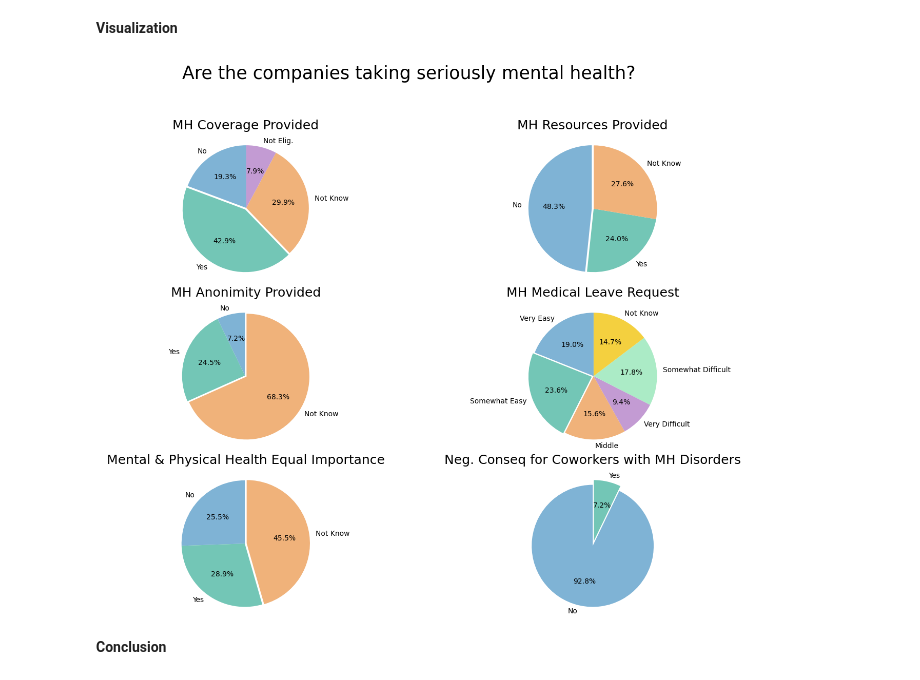
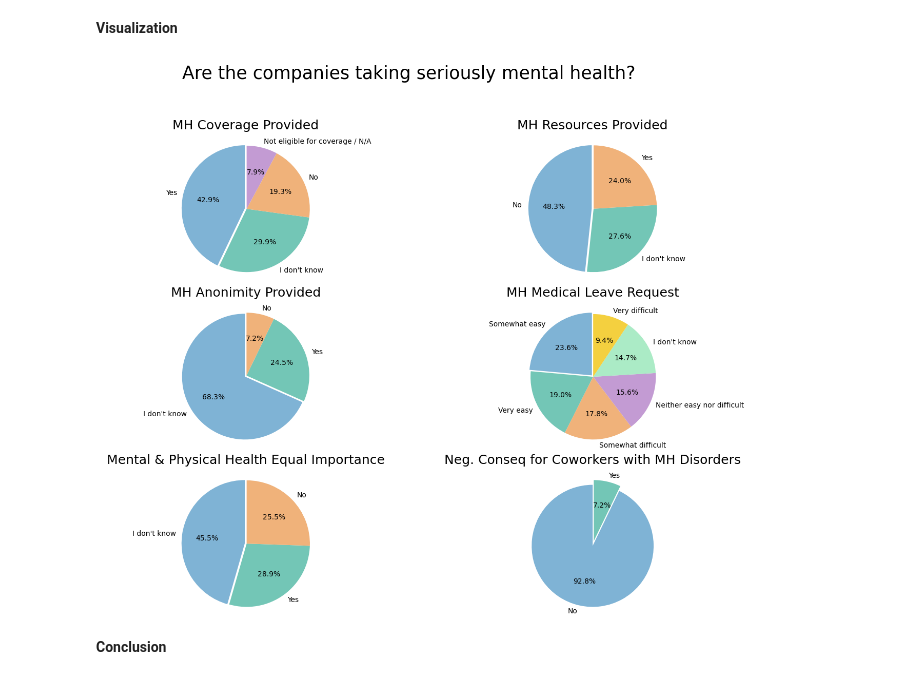
Before and after one commit to iam-Dylan/pfds-final-project, a Jupyter notebook: 4-analyzing.ipynb, the cells around one changed output. Saved outputs shown, nothing was run; the diff lists cells and outputs as text; code cells hidden in the pictures.

Commit message:
update pie chart

```diff
--- a/4-analyzing.ipynb
+++ b/4-analyzing.ipynb
@@ -57,88 +57,61 @@ fig, ax = plt.subplots(figsize = (16, 12), ncols=2, nrows=3)
 plt.suptitle('Are the companies taking seriously mental health?', fontsize = 25, y = 1)
 
 # does your employer provide mental health benefits as part of healthcare coverage?
-all_ = tech_df['mh_coverage_flag'].count()
-no_ = tech_df[tech_df['mh_coverage_flag'] == 'No']['mh_coverage_flag'].count()
-yes_ = tech_df[tech_df['mh_coverage_flag'] == 'Yes']['mh_coverage_flag'].count()
-not_know_ = tech_df[tech_df['mh_coverage_flag'] == "I don't know"]['mh_coverage_flag'].count()
-not_elig_ = tech_df[tech_df['mh_coverage_flag'] == 'Not eligible for coverage / N/A']['mh_coverage_flag'].count()
-labels = 'No', 'Yes', 'Not Know', 'Not Elig.'
-sizes = [no_/all_, yes_/all_, not_know_/all_, not_elig_/all_]
-colors = ['#7FB3D5', '#73C6B6', '#F0B27A']
+coverage_df = tech_df[['mh_coverage_flag']]
+coverage_df = coverage_df['mh_coverage_flag'].value_counts().reset_index()
 colors = ['#7FB3D5', '#73C6B6', '#F0B27A', '#C39BD3']
-explode = (0, 0.03, 0, 0)
-ax[0][0].pie(sizes, explode=explode, labels=labels, colors=colors, autopct='%1.1f%%', shadow=False, startangle=90)
+explode = (0.03, 0, 0, 0)
+ax[0][0].pie(coverage_df['mh_coverage_flag'], explode=explode, labels=coverage_df['index'], colors=colors, autopct='%1.1f%%', shadow=False, startangle=90)
 ax[0][0].axis('equal')
 ax[0][0].set_title('MH Coverage Provided', pad = 14, fontsize = 18)
 
 # does your employer offer resources to learn more about mental health concerns and options for seeking help?
-all_ = tech_df['mh_resources_provided'].count()
-no_ = tech_df[tech_df['mh_resources_provided'] == 'No']['mh_resources_provided'].count()
-yes_ = tech_df[tech_df['mh_resources_provided'] == 'Yes']['mh_resources_provided'].count()
-not_know_ = tech_df[tech_df['mh_resources_provided'] == "I don't know"]['mh_resources_provided'].count()
-labels = 'No', 'Yes', 'Not Know'
-sizes = [no_/all_, yes_/all_, not_know_/all_]
+resource_df = tech_df[['mh_resources_provided']]
+resource_df = resource_df['mh_resources_provided'].value_counts().reset_index()
 colors = ['#7FB3D5', '#73C6B6', '#F0B27A']
 explode = (0.03, 0, 0)
-ax[0][1].pie(sizes, explode=explode, labels=labels, colors=colors, autopct='%1.1f%%', shadow=False, startangle=90)
+ax[0][1].pie(resource_df['mh_resources_provided'], explode=explode, labels=resource_df['index'], colors=colors, autopct='%1.1f%%', shadow=False, startangle=90)
 ax[0][1].axis('equal')
 ax[0][1].set_title('MH Resources Provided', pad = 14, fontsize = 18)
 
 # is your anonymity protected if you choose to take advantage of mental health or substance abuse treatment resources provided by your employer?
-all_ = tech_df['mh_anonimity_flag'].count()
-no_ = tech_df[tech_df['mh_anonimity_flag'] == 'No']['mh_anonimity_flag'].count()
-yes_ = tech_df[tech_df['mh_anonimity_flag'] == 'Yes']['mh_anonimity_flag'].count()
-not_know_ = tech_df[tech_df['mh_anonimity_flag'] == "I don't know"]['mh_anonimity_flag'].count()
-labels = 'No', 'Yes', 'Not Know'
-sizes = [no_/all_, yes_/all_, not_know_/all_]
+anonimity_df = tech_df[['mh_anonimity_flag']]
+anonimity_df = anonimity_df['mh_anonimity_flag'].value_counts().reset_index()
 colors = ['#7FB3D5', '#73C6B6', '#F0B27A']
-explode = (0, 0, 0.03)
-ax[1][0].pie(sizes, explode=explode, labels=labels, colors=colors, autopct='%1.1f%%', shadow=False, startangle=90)
+explode = (0.03, 0, 0)
+ax[1][0].pie(anonimity_df['mh_anonimity_flag'], explode=explode, labels=anonimity_df['index'], colors=colors, autopct='%1.1f%%', shadow=False, startangle=90)
 ax[1][0].axis('equal')
 ax[1][0].set_title('MH Anonimity Provided', pad = 14, fontsize = 18)
 
 # if a mental health issue prompted you to request a medical leave from work, asking for that leave would be:
+medical_df = tech_df[['mh_medical_leave']]
+medical_df = medical_df['mh_medical_leave'].value_counts().reset_index()
 all_ = tech_df['mh_medical_leave'].count()
-veasy_ = tech_df[tech_df['mh_medical_leave'] == 'Very easy']['mh_medical_leave'].count()
-seasy_ = tech_df[tech_df['mh_medical_leave'] == 'Somewhat easy']['mh_medical_leave'].count()
-middle_ = tech_df[tech_df['mh_medical_leave'] == 'Neither easy nor difficult']['mh_medical_leave'].count()
-vdiff_ = tech_df[tech_df['mh_medical_leave'] == 'Very difficult']['mh_medical_leave'].count()
-sdiff_ = tech_df[tech_df['mh_medical_leave'] == 'Somewhat difficult']['mh_medical_leave'].count()
-not_know_ = tech_df[tech_df['mh_medical_leave'] == "I don't know"]['mh_medical_leave'].count()
-labels = 'Very Easy', 'Somewhat Easy', 'Middle', 'Very Difficult', 'Somewhat Difficult', 'Not Know'
-sizes = [veasy_/all_, seasy_/all_, middle_/all_, vdiff_/all_, sdiff_/all_, not_know_/all_]
 colors = ['#7FB3D5', '#73C6B6', '#F0B27A', '#C39BD3', '#ABEBC6', '#F4D03F']
-explode = (0, 0.03, 0, 0, 0, 0)
-ax[1][1].pie(sizes, explode=explode, labels=labels, colors=colors, autopct='%1.1f%%', shadow=False, startangle=90)
+explode = (0.03, 0, 0, 0, 0, 0)
+ax[1][1].pie(medical_df['mh_medical_leave'], explode=explode, labels=medical_df['index'], colors=colors, autopct='%1.1f%%', shadow=False, startangle=90)
 ax[1][1].axis('equal')
 ax[1][1].set_title('MH Medical Leave Request', pad = 14, fontsize = 18)
 
 # do you feel that your employer takes mental health as seriously as physical health?
-all_ = tech_df['mh_eq_ph_employer'].count()
-no_ = tech_df[tech_df['mh_eq_ph_employer'] == 'No']['mh_eq_ph_employer'].count()
-yes_ = tech_df[tech_df['mh_eq_ph_employer'] == 'Yes']['mh_eq_ph_employer'].count()
-not_know_ = tech_df[tech_df['mh_eq_ph_employer'] == "I don't know"]['mh_eq_ph_employer'].count()
-labels = 'No', 'Yes', 'Not Know'
-sizes = [no_/all_, yes_/all_, not_know_/all_]
+physical_df = tech_df[['mh_eq_ph_employer']]
+physical_df = physical_df['mh_eq_ph_employer'].value_counts().reset_index()
 colors = ['#7FB3D5', '#73C6B6', '#F0B27A']
-explode = (0, 0, 0.03)
-ax[2][0].pie(sizes, explode=explode, labels=labels, colors=colors, autopct='%1.1f%%', shadow=False, startangle=90)
+explode = (0.03, 0, 0)
+ax[2][0].pie(physical_df['mh_eq_ph_employer'], explode=explode, labels=physical_df['index'], colors=colors, autopct='%1.1f%%', shadow=False, startangle=90)
 ax[2][0].axis('equal')
 ax[2][0].set_title('Mental & Physical Health Equal Importance', pad = 14, fontsize = 18)
 
 # have you heard of or observed negative consequences for co-workers who have been open about mental health issues in your workplace?
-all_ = tech_df['mh_conseq_coworkers'].count()
-no_ = tech_df[tech_df['mh_conseq_coworkers'] == 'No']['mh_conseq_coworkers'].count()
-yes_ = tech_df[tech_df['mh_conseq_coworkers'] == 'Yes']['mh_conseq_coworkers'].count()
-labels = 'No', 'Yes'
-sizes = [no_/all_, yes_/all_]
+conseq_df = tech_df[['mh_conseq_coworkers']]
+conseq_df = conseq_df['mh_conseq_coworkers'].value_counts().reset_index()
 colors = ['#7FB3D5', '#73C6B6']
 explode = (0.08, 0)
-ax[2][1].pie(sizes, explode=explode, labels=labels, colors=colors, autopct='%1.1f%%', shadow=False, startangle=90)
+ax[2][1].pie(conseq_df['mh_conseq_coworkers'], explode=explode, labels=conseq_df['index'], colors=colors, autopct='%1.1f%%', shadow=False, startangle=90)
 ax[2][1].axis('equal')
 ax[2][1].set_title('Neg. Conseq for Coworkers with MH Disorders', pad = 14, fontsize = 18);
 # %% [output]
-[figure, old version]
+[figure, new version]
 # %% [markdown]
 **Conclusion**
 # %% [markdown]
```
